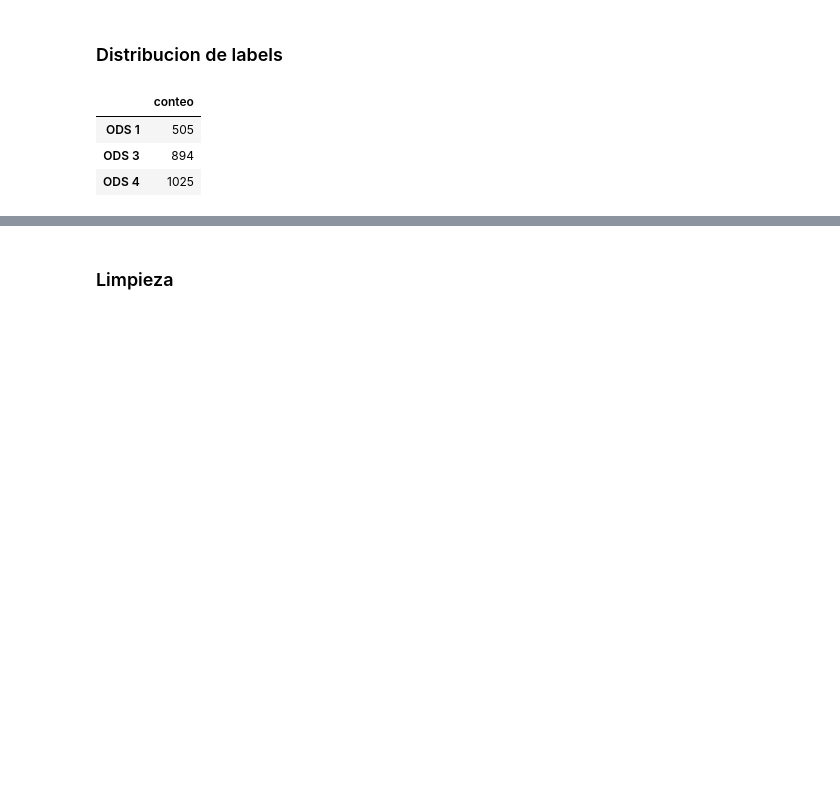
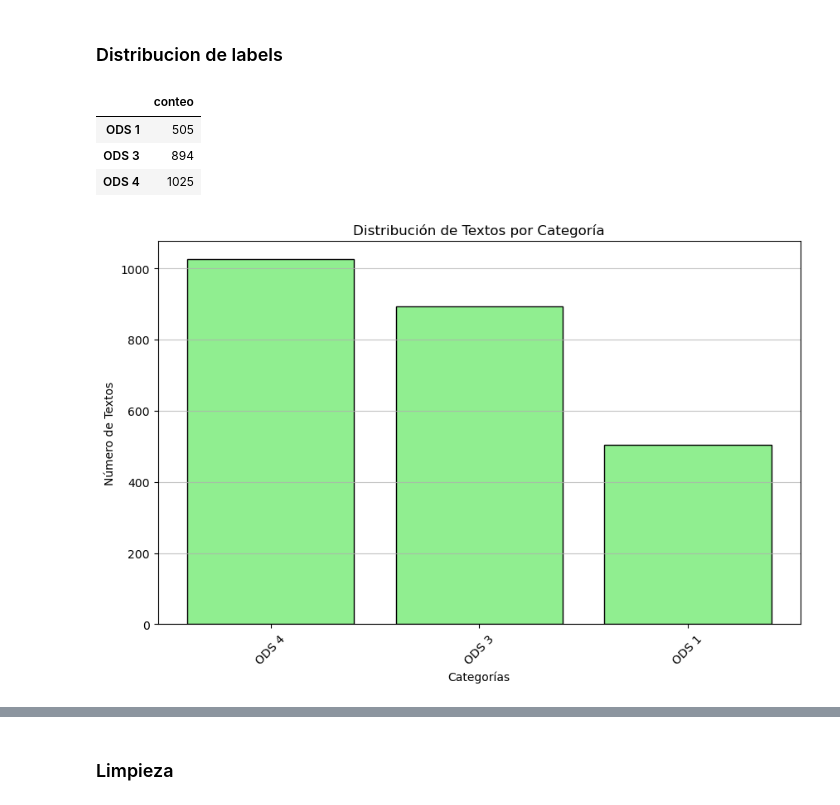
Before and after one commit to Trabajos-BI/Proyecto-1, a Jupyter notebook: Nano.ipynb, the cells around one changed output, grey strips where cells are left out. Saved outputs shown, nothing was run; the diff lists cells and outputs as text; code cells hidden in the pictures; blank space fills up the shorter version.

```diff
--- a/Nano.ipynb
+++ b/Nano.ipynb
@@ -168,9 +166,20 @@ El porcentaje de textos con caracteres especiales es: 64.44%
 # %%
 class_counts = df['labels'].value_counts().sort_index()
 class_counts.index = [target_names[i] for i in class_counts.index]
 display(class_counts.to_frame('conteo'))
+
+label_counts = df['labels'].value_counts()
+plt.figure(figsize=(10,6))
+plt.bar(label_counts.index.map(target_names), label_counts.values, color='lightgreen', edgecolor='black')
+plt.title('Distribución de Textos por Categoría')
+plt.xlabel('Categorías')
+plt.ylabel('Número de Textos')
+plt.xticks(rotation=45)
+plt.grid(axis='y', alpha=0.75)
+plt.show()
 # %% [output]
 |  | conteo |
 | ODS 1 | 505 |
 | ODS 3 | 894 |
 | ODS 4 | 1025 |
+[figure, added]
```
Also changed, not shown: parts of 4 cells of this notebook.
